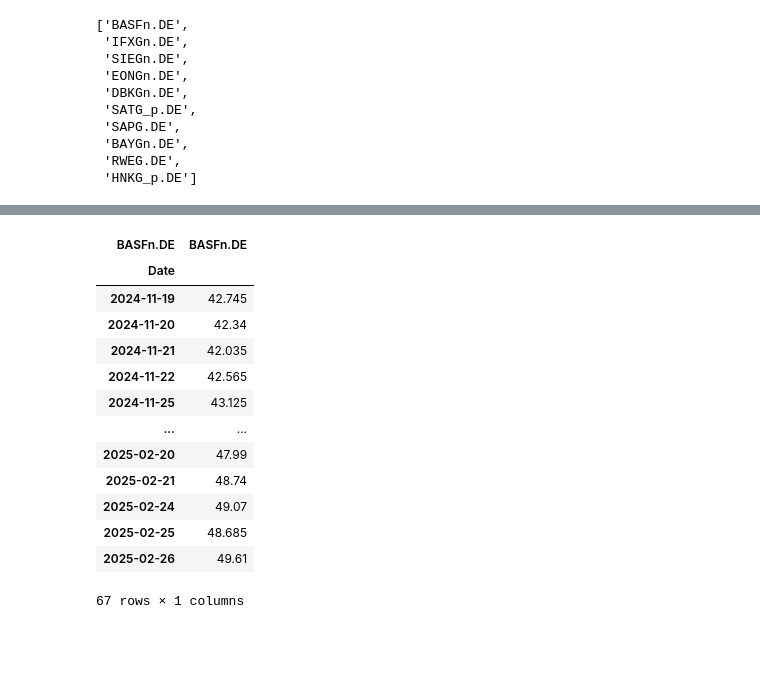
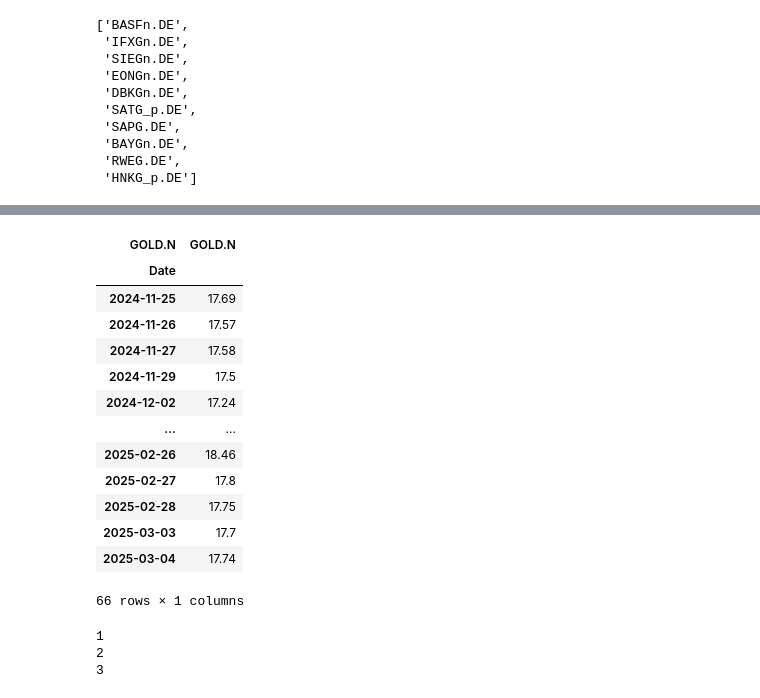
Before and after one commit to neftalivldz/finanzas2025, a Jupyter notebook: 01_Introduccion.ipynb, the cells around one changed output, grey strips where cells are left out. Saved outputs shown, nothing was run; the diff lists cells and outputs as text; code cells hidden in the pictures; blank space fills up the shorter version.

```diff
--- a/01_Introduccion.ipynb
+++ b/01_Introduccion.ipynb
@@ -402,26 +411,33 @@ print(today, d)
 # %%
-df_ts_rndm = ld.get_history(['BASFn.DE'], fields = ['ASK'],
+df_ts_rndm = ld.get_history(['GOLD.N'], fields = ['ASK'],
                           start = delta_day,
                           end = today,
                           interval="1D")
 
-Precios = df_ts_rndm.rename(columns={'ASK': 'BASFn.DE'})
+Precios = df_ts_rndm.rename(columns={'ASK': 'GOLD.N'})
 Precios
 # %% [output]
-| BASFn.DE | BASFn.DE |
+| GOLD.N | GOLD.N |
 | Date |  |
-| 2024-11-19 | 42.745 |
-| 2024-11-20 | 42.34 |
-| 2024-11-21 | 42.035 |
-| 2024-11-22 | 42.565 |
-| 2024-11-25 | 43.125 |
+| 2024-11-25 | 17.69 |
+| 2024-11-26 | 17.57 |
+| 2024-11-27 | 17.58 |
+| 2024-11-29 | 17.5 |
+| 2024-12-02 | 17.24 |
 | ... | ... |
-| 2025-02-20 | 47.99 |
-| 2025-02-21 | 48.74 |
-| 2025-02-24 | 49.07 |
-| 2025-02-25 | 48.685 |
-| 2025-02-26 | 49.61 |
+| 2025-02-26 | 18.46 |
+| 2025-02-27 | 17.8 |
+| 2025-02-28 | 17.75 |
+| 2025-03-03 | 17.7 |
+| 2025-03-04 | 17.74 |
-67 rows × 1 columns
+66 rows × 1 columns
+# %%
+for i in [1,2,3]:
+    print(i)
+# %% [output]
+1
+2
+3
 # %%
 for i in dax_corto[1:]:
     print(i)
```
Also changed, not shown: parts of 21 cells of this notebook, 1 other file.
